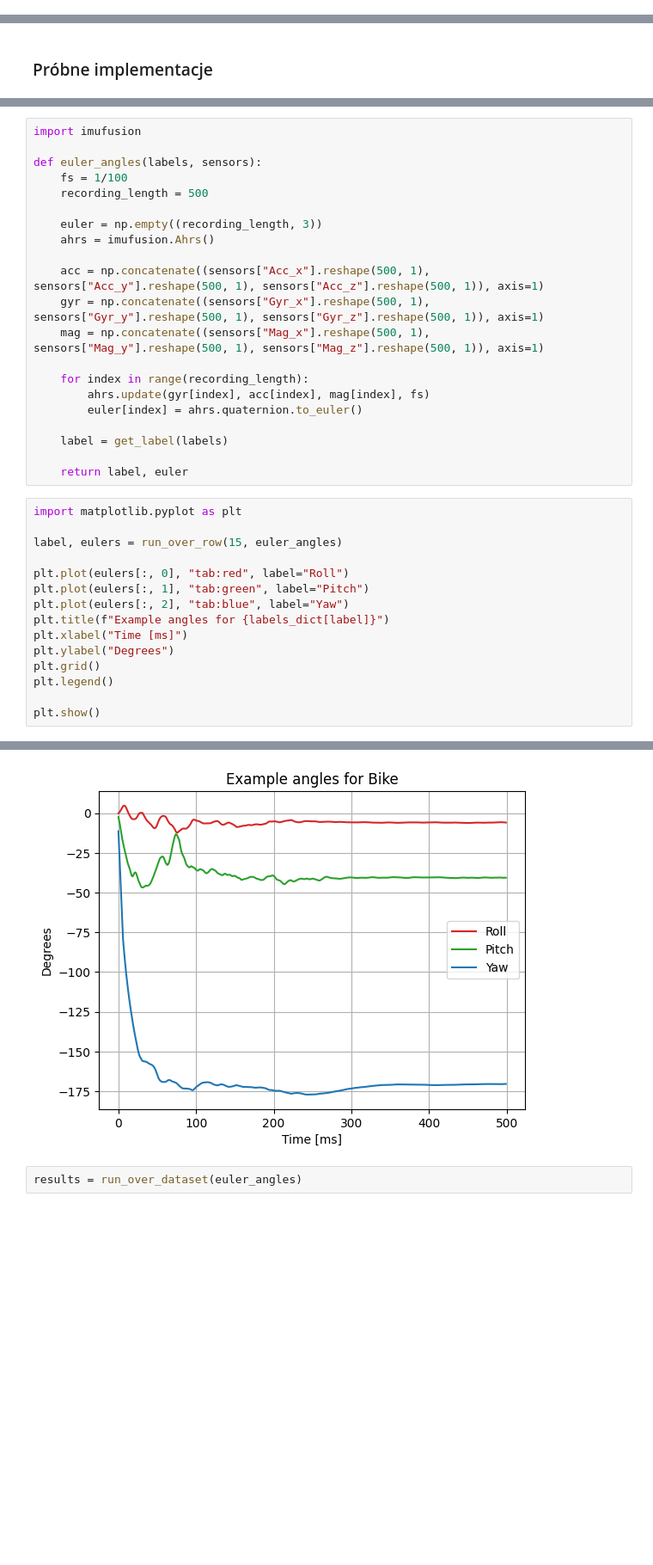
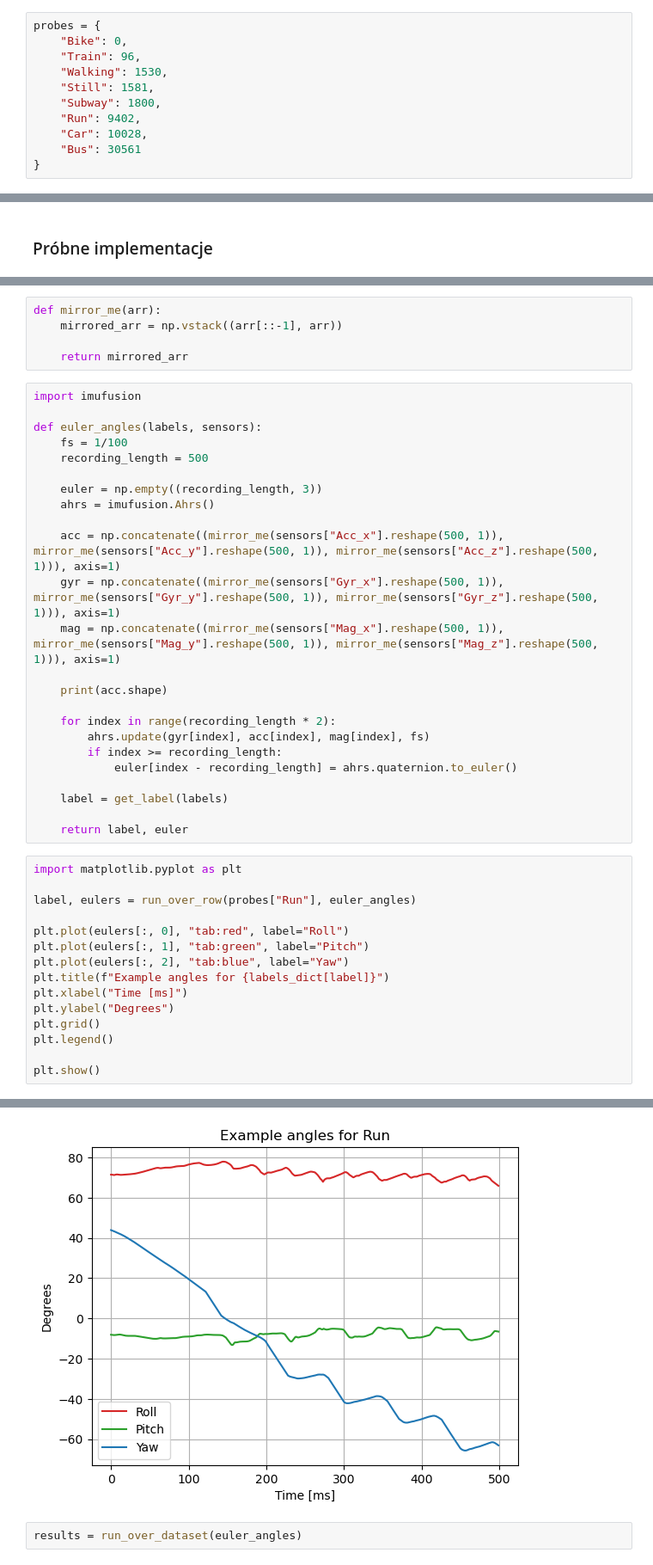
Before and after one commit to pddusza/Sussex_Challange_2025, a Jupyter notebook: sensor_fusion_overview.ipynb, the cells around one changed output, grey strips where cells are left out. Shown at 86% size. Drawn from its saved outputs; the diff is of its cells as text; blank space fills up the shorter version.

```diff
--- a/sensor_fusion_overview.ipynb
+++ b/sensor_fusion_overview.ipynb
@@ -63,3 +92,14 @@ labels_dict = {
+# %%
+probes = {
+    "Bike": 0,
+    "Train": 96,
+    "Walking": 1530,
+    "Still": 1581,
+    "Subway": 1800,
+    "Run": 9402,
+    "Car": 10028,
+    "Bus": 30561
+}
 # %% [markdown]
 #### Funkcje do testowania
 # %%
@@ -168,3 +240,8 @@ https://github.com/xioTechnologies/Fusion/tree/main
+# %%
+def mirror_me(arr):
+    mirrored_arr = np.vstack((arr[::-1], arr))
+
+    return mirrored_arr
 # %%
 import imufusion
 
@@ -175,13 +252,16 @@ def euler_angles(labels, sensors):
     euler = np.empty((recording_length, 3))
     ahrs = imufusion.Ahrs()
 
-    acc = np.concatenate((sensors["Acc_x"].reshape(500, 1), sensors["Acc_y"].reshape(500, 1), sensors["Acc_z"].reshape(500, 1)), axis=1)
-    gyr = np.concatenate((sensors["Gyr_x"].reshape(500, 1), sensors["Gyr_y"].reshape(500, 1), sensors["Gyr_z"].reshape(500, 1)), axis=1)
-    mag = np.concatenate((sensors["Mag_x"].reshape(500, 1), sensors["Mag_y"].reshape(500, 1), sensors["Mag_z"].reshape(500, 1)), axis=1)
+    acc = np.concatenate((mirror_me(sensors["Acc_x"].reshape(500, 1)), mirror_me(sensors["Acc_y"].reshape(500, 1)), mirror_me(sensors["Acc_z"].reshape(500, 1))), axis=1)
+    gyr = np.concatenate((mirror_me(sensors["Gyr_x"].reshape(500, 1)), mirror_me(sensors["Gyr_y"].reshape(500, 1)), mirror_me(sensors["Gyr_z"].reshape(500, 1))), axis=1)
+    mag = np.concatenate((mirror_me(sensors["Mag_x"].reshape(500, 1)), mirror_me(sensors["Mag_y"].reshape(500, 1)), mirror_me(sensors["Mag_z"].reshape(500, 1))), axis=1)
 
-    for index in range(recording_length):
+    print(acc.shape)
+
+    for index in range(recording_length * 2):
         ahrs.update(gyr[index], acc[index], mag[index], fs)
-        euler[index] = ahrs.quaternion.to_euler()
+        if index >= recording_length:
+            euler[index - recording_length] = ahrs.quaternion.to_euler()
 
     label = get_label(labels)
 
@@ -189,7 +269,7 @@ def euler_angles(labels, sensors):
 # %%
 import matplotlib.pyplot as plt
 
-label, eulers = run_over_row(15, euler_angles)
+label, eulers = run_over_row(probes["Run"], euler_angles)
 
 plt.plot(eulers[:, 0], "tab:red", label="Roll")
 plt.plot(eulers[:, 1], "tab:green", label="Pitch")
@@ -205,4 +286,4 @@ plt.show()
-[figure, old version]
+[figure, new version]
 # %%
 results = run_over_dataset(euler_angles)
 # %%
```
Also changed, not shown: parts of 26 cells of this notebook.
